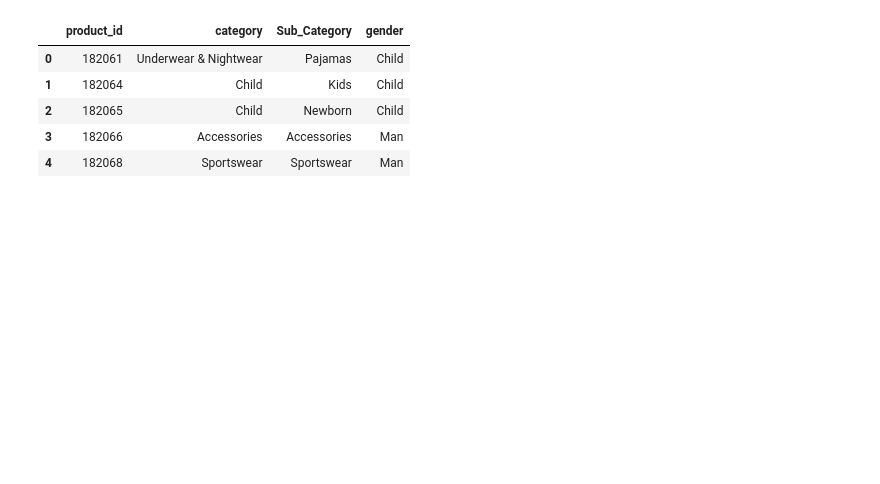
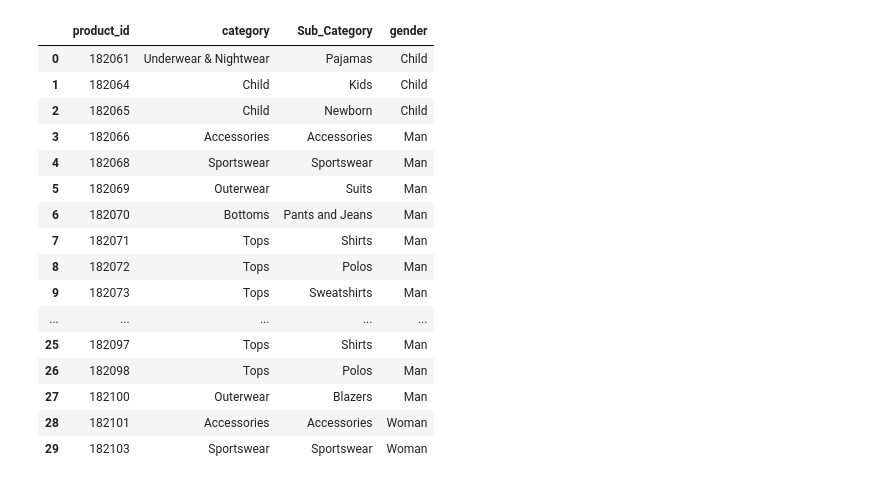
Before and after one commit to marcoastro/ctf-labs, a Jupyter notebook: jakala/project.ipynb, the cells around one changed output. Saved outputs shown, nothing was run; the diff lists cells and outputs as text; code cells hidden in the pictures; blank space fills up the shorter version.

```diff
--- a/jakala/project.ipynb
+++ b/jakala/project.ipynb
@@ -25,11 +57,22 @@ df_marketing.head()
 # %%
-df_products = pd.read_csv("//Users/marco/Desktop/ctf-labs/jakaladata/Products.csv", sep = "|")
+df_products = pd.read_csv("//Users/marco/Desktop/ctf-labs/raw data/jakaladata/Products.csv", sep = "|")
 # %%
-df_products.head()
+df_products.head(30)
 # %% [output]
 |  | product_id | category | Sub_Category | gender |
 | 0 | 182061 | Underwear & Nightwear | Pajamas | Child |
 | 1 | 182064 | Child | Kids | Child |
 | 2 | 182065 | Child | Newborn | Child |
 | 3 | 182066 | Accessories | Accessories | Man |
 | 4 | 182068 | Sportswear | Sportswear | Man |
+| 5 | 182069 | Outerwear | Suits | Man |
+| 6 | 182070 | Bottoms | Pants and Jeans | Man |
+| 7 | 182071 | Tops | Shirts | Man |
+| 8 | 182072 | Tops | Polos | Man |
+| 9 | 182073 | Tops | Sweatshirts | Man |
+| ... | ... | ... | ... | ... |
+| 25 | 182097 | Tops | Shirts | Man |
+| 26 | 182098 | Tops | Polos | Man |
+| 27 | 182100 | Outerwear | Blazers | Man |
+| 28 | 182101 | Accessories | Accessories | Woman |
+| 29 | 182103 | Sportswear | Sportswear | Woman |
```
Also changed, not shown: parts of 15 cells of this notebook, 1 other file.
